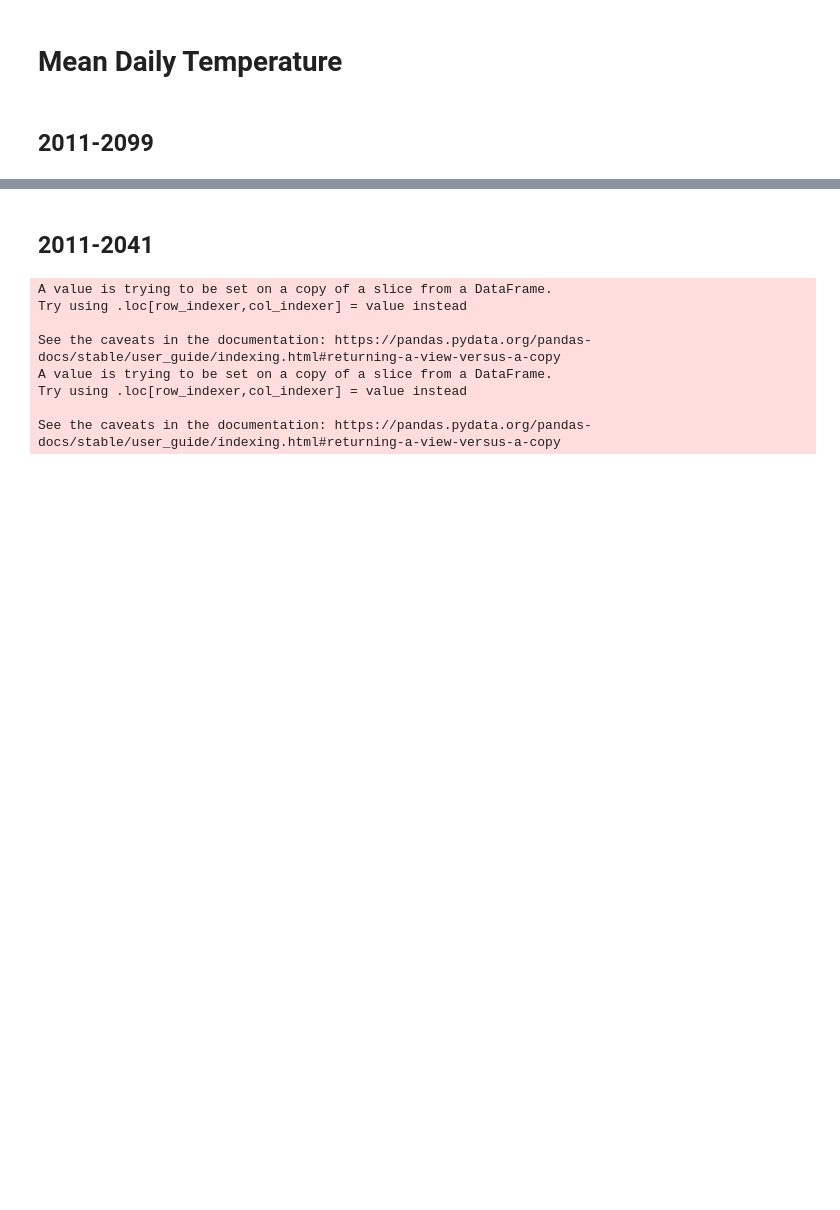
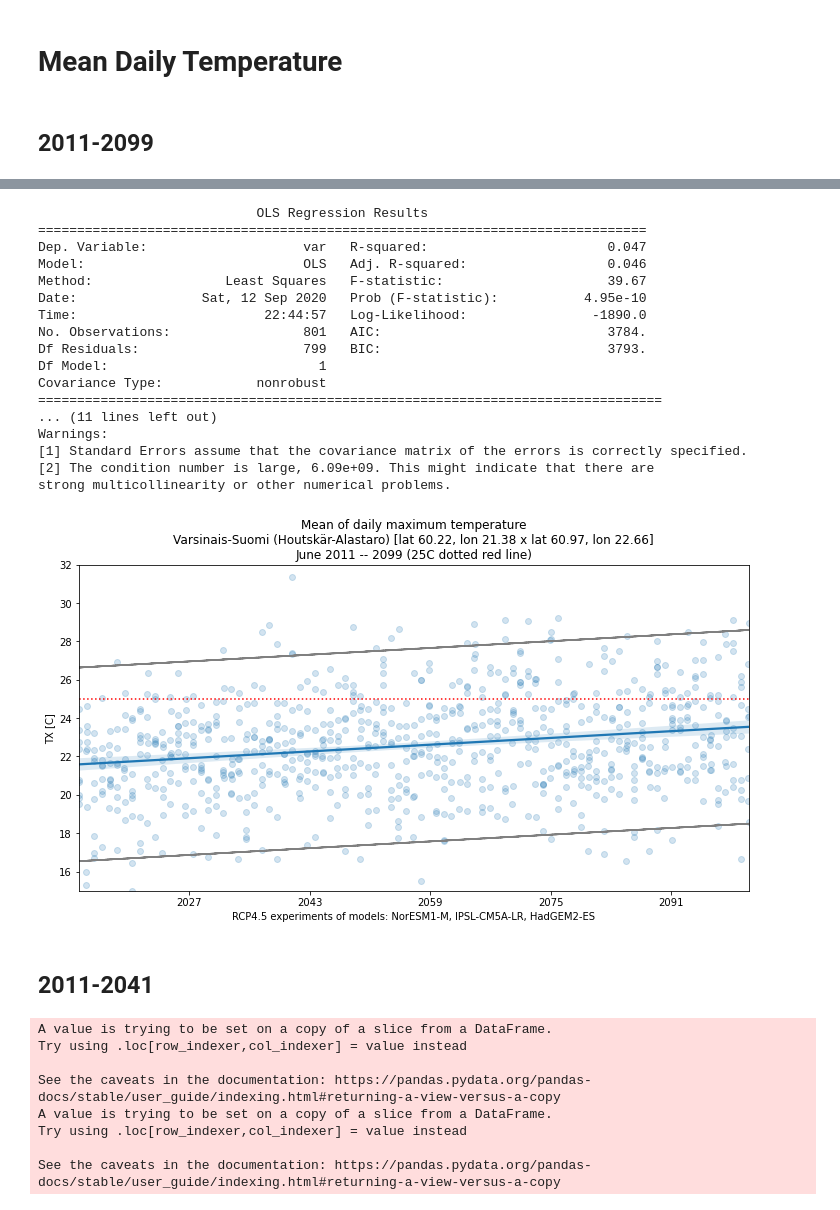
Before and after one commit to juhariis/cds-fin-strawberry, a Jupyter notebook: agro_strawberries_v2.ipynb, the cells around one changed output, grey strips where cells are left out. Cells and saved outputs as stored; diff of their text form; code cells hidden in the pictures; blank space fills up the shorter version.

```diff
--- a/agro_strawberries_v2.ipynb
+++ b/agro_strawberries_v2.ipynb
@@ -1328,3 +1238,30 @@ See the caveats in the documentation: https://pandas.pydata.org/pandas-docs/stab
+# %%
+df = df_dekadal_long.loc[
+    (df_dekadal_long['var_id'] == 'TX') &
+    (df_dekadal_long['region'].isin(['vsuomi'])) &
+    ((df_dekadal_long['datetime'].dt.month.isin([6])))
+]
+
+sbry.quick_plot(df, geo_vsuomi, xtra_txt, 25, timeadjust)
+# %% [output]
+                            OLS Regression Results
+==============================================================================
+Dep. Variable:                    var   R-squared:                       0.047
+Model:                            OLS   Adj. R-squared:                  0.046
+Method:                 Least Squares   F-statistic:                     39.67
+Date:                Sat, 12 Sep 2020   Prob (F-statistic):           4.95e-10
+Time:                        22:44:57   Log-Likelihood:                -1890.0
+No. Observations:                 801   AIC:                             3784.
+Df Residuals:                     799   BIC:                             3793.
+Df Model:                           1
+Covariance Type:            nonrobust
+================================================================================
+... (11 lines left out)
+Warnings:
+[1] Standard Errors assume that the covariance matrix of the errors is correctly specified.
+[2] The condition number is large, 6.09e+09. This might indicate that there are
+strong multicollinearity or other numerical problems.
+[figure, added]
 # %% [markdown]
 ## 2011-2041 <a id='mean_daily_temp_2011_2041'></a>
 # %%
```
Also changed, not shown: parts of 4 cells of this notebook, 1 other file.
